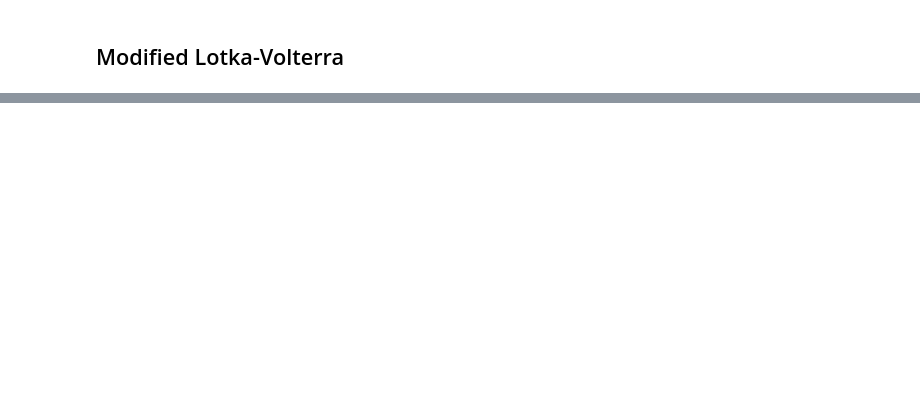
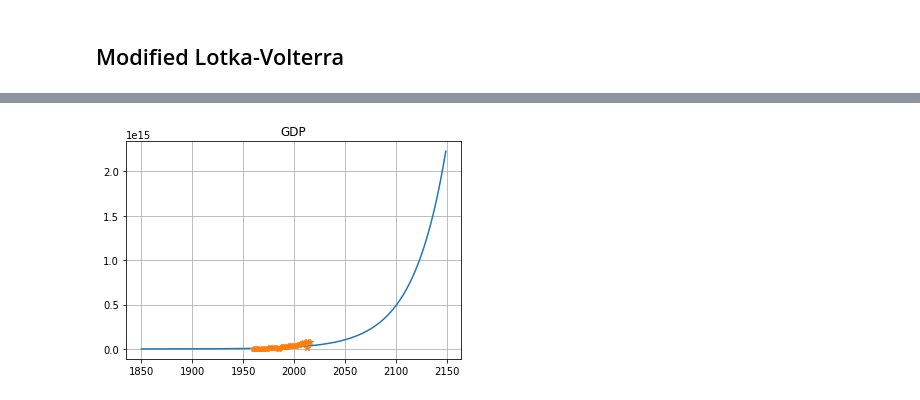
Before and after one commit to rfree18/math-modeling, a Jupyter notebook: final/Final.ipynb, the cells around one changed output, grey strips where cells are left out. Drawn from its saved outputs; the diff is of its cells as text; code cells hidden in the pictures; blank space fills up the shorter version.

```diff
--- a/final/Final.ipynb
+++ b/final/Final.ipynb
@@ -44,2 +64,5 @@ plt.show()
 # %% [markdown]
 ## Modified Lotka-Volterra
+# %%
+gdp_data = pd.read_csv('data/gdp_3.csv', index_col=0, header=0, sep=';', skiprows=[], thousands=',')
+gdp_data.apply(pd.to_numeric)
@@ -45,0 +149,10 @@ plt.show()
+# %%
+plt.figure()
+plt.grid()
+plt.title("GDP")
+plt.plot(t, res.T[1])
+plt.plot(np.arange(1960, 2017, 1), gdp_real, '*')
+plt.plot()
+plt.show()
+# %% [output]
+[figure, added]
```
Also changed, not shown: parts of 9 cells of this notebook, 11 other files.
